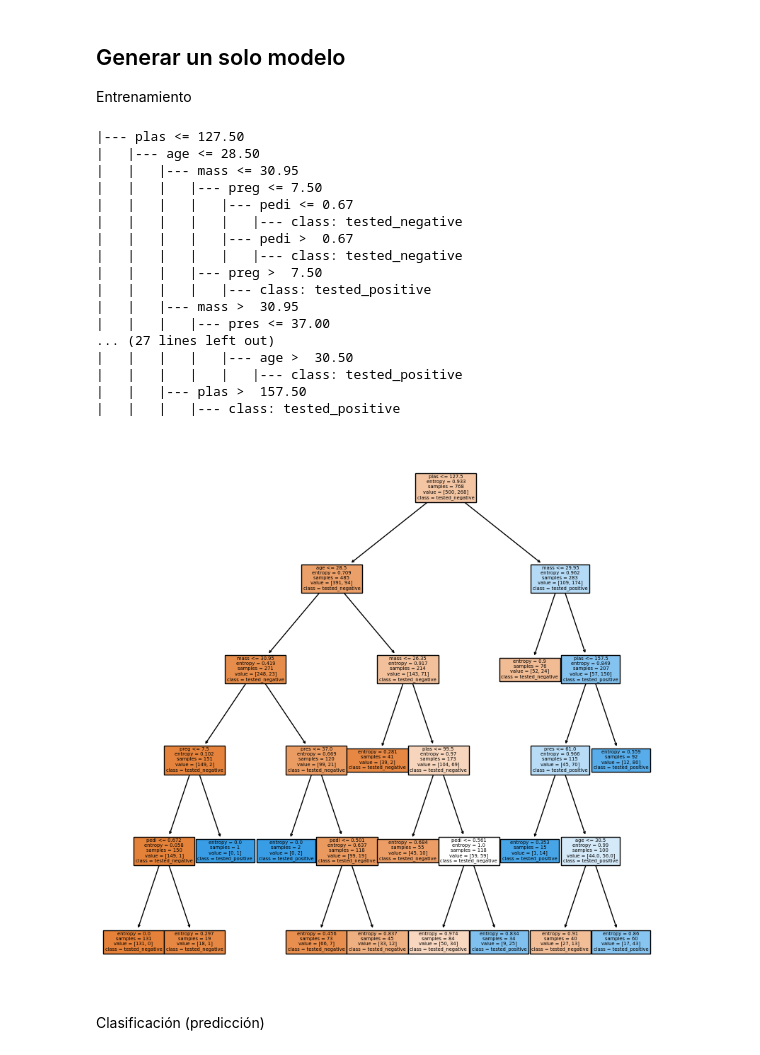
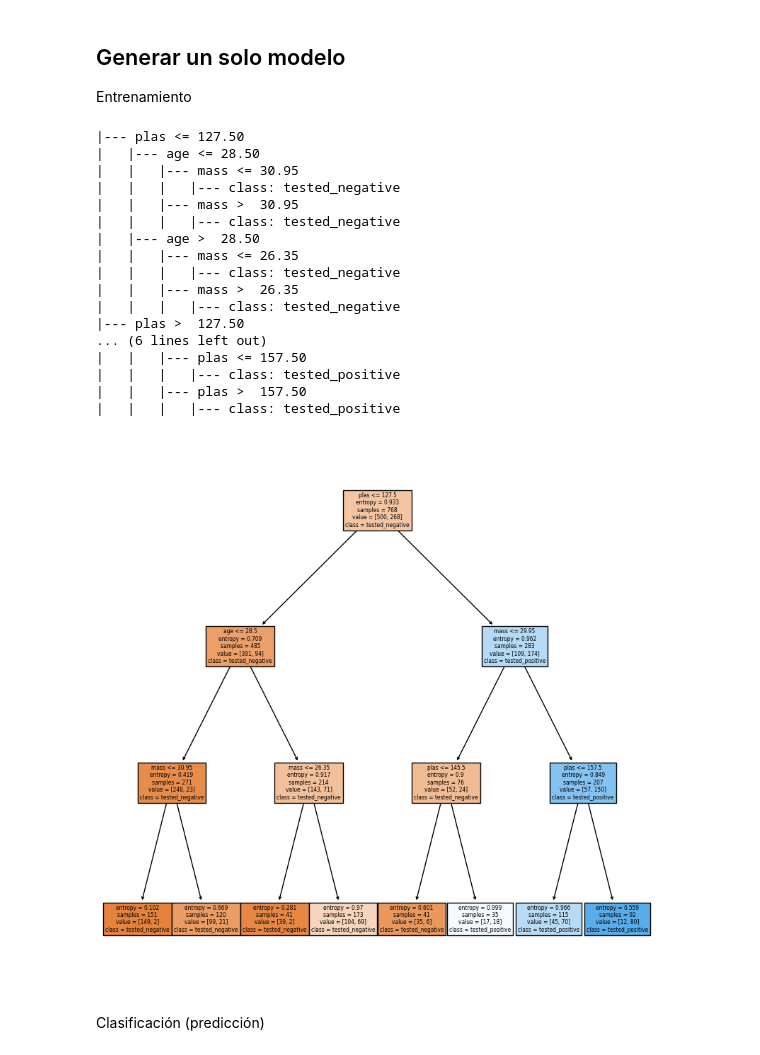
Before and after one commit to SprkSmR/ArbolC45, a Jupyter notebook: 2-1_Arbol.ipynb, the cells around one changed output. Drawn from its saved outputs; the diff is of its cells as text; code cells hidden in the pictures.

```diff
--- a/2-1_Arbol.ipynb
+++ b/2-1_Arbol.ipynb
@@ -34,43 +34,43 @@ Entrenamiento
 # %%
 from sklearn.tree import DecisionTreeClassifier
 
 ################## Clasificador ######################
-clasificador = DecisionTreeClassifier(criterion='entropy', min_samples_split=100)
+clasificador = DecisionTreeClassifier(criterion='entropy', max_depth=3)
 
 ################## Modelo ###########################
 modelo = clasificador.fit(dataGral, claseGral)
 
 from sklearn.tree import export_text
 
 arbol = export_text(modelo, feature_names=atributosName.to_list())
 print(arbol)
 
 
 
 import matplotlib.pyplot as plt
 from sklearn import tree
 plt.figure(figsize=(10,10))
 tree.plot_tree(clasificador,feature_names=atributosName.to_list(),class_names=['tested_negative','tested_positive'],filled=True)#, rounded=True)
 plt.show()
 # %% [output]
 |--- plas <= 127.50
 |   |--- age <= 28.50
 |   |   |--- mass <= 30.95
-|   |   |   |--- preg <= 7.50
-|   |   |   |   |--- pedi <= 0.67
-|   |   |   |   |   |--- class: tested_negative
-|   |   |   |   |--- pedi >  0.67
-|   |   |   |   |   |--- class: tested_negative
-|   |   |   |--- preg >  7.50
-|   |   |   |   |--- class: tested_positive
+|   |   |   |--- class: tested_negative
 |   |   |--- mass >  30.95
-|   |   |   |--- pres <= 37.00
-... (27 lines left out)
-|   |   |   |   |--- age >  30.50
-|   |   |   |   |   |--- class: tested_positive
+|   |   |   |--- class: tested_negative
+|   |--- age >  28.50
+|   |   |--- mass <= 26.35
+|   |   |   |--- class: tested_negative
+|   |   |--- mass >  26.35
+|   |   |   |--- class: tested_negative
+|--- plas >  127.50
+... (6 lines left out)
+|   |   |--- plas <= 157.50
+|   |   |   |--- class: tested_positive
 |   |   |--- plas >  157.50
 |   |   |   |--- class: tested_positive
-[figure, old version]
+[figure, new version]
 # %% [markdown]
 Clasificación (predicción)
 # %%
```
Also changed, not shown: parts of 2 cells of this notebook, 1 other file.
